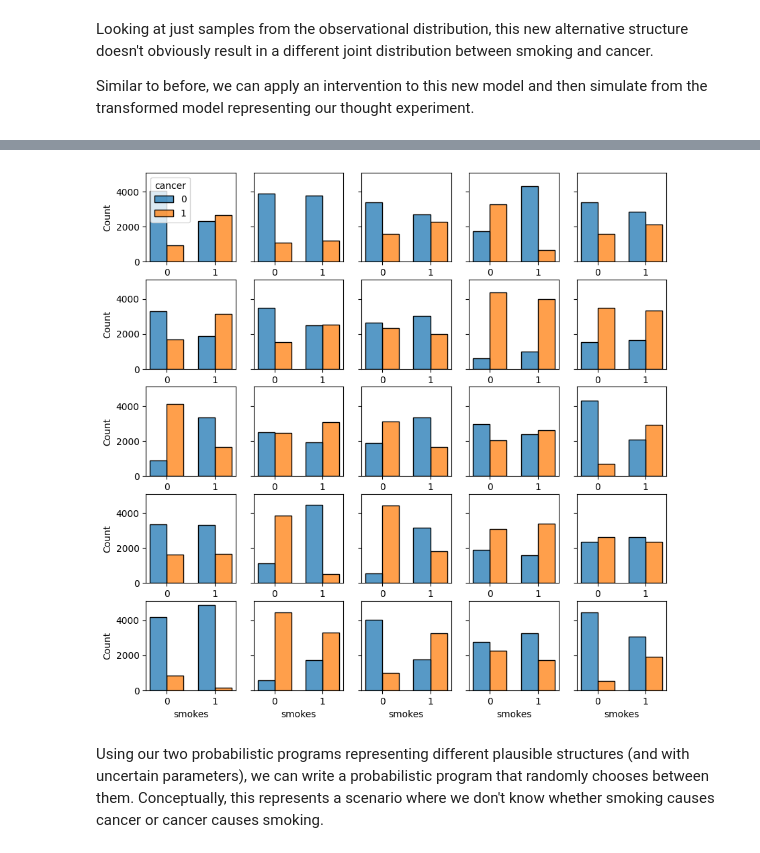
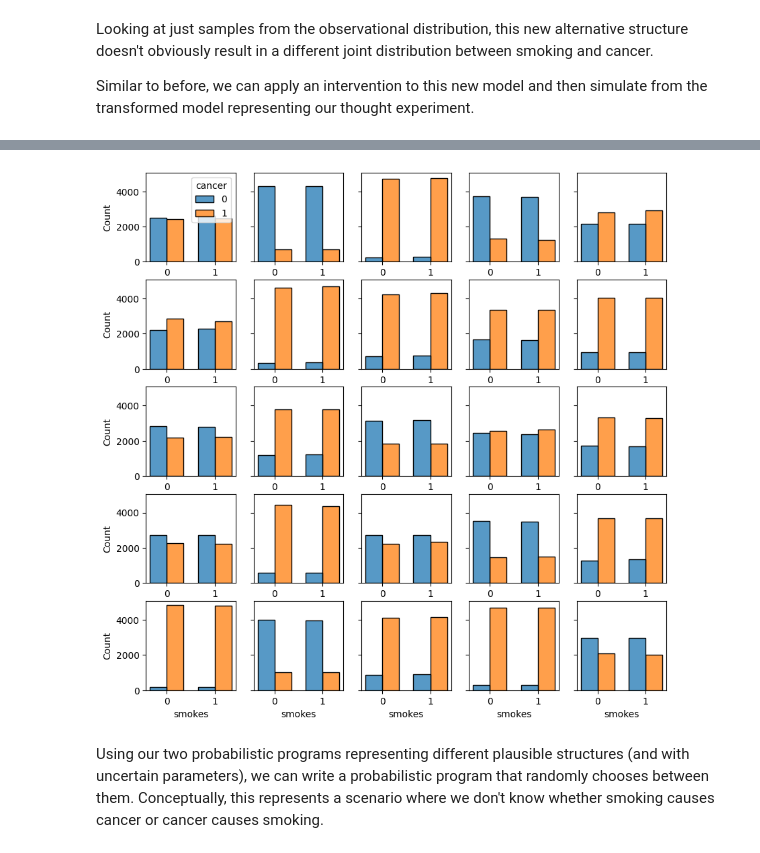
Before and after one commit to BasisResearch/chirho, a Jupyter notebook: docs/source/tutorial_i.ipynb, the cells around one changed output, grey strips where cells are left out. Cells and saved outputs as stored; diff of their text form; code cells hidden in the pictures.

Commit message:
Finished observation 2 in first tutorial

```diff
--- a/docs/source/tutorial_i.ipynb
+++ b/docs/source/tutorial_i.ipynb
@@ -268,6 +283,8 @@ can apply our intervention to the Bayesian variant of our observational model ab
 # %%
-bayesian_always_smokes_model = do(bayesian_observational_model, {"smokes": torch.ones(n_counterfactual_individuals)})
-bayesian_never_smokes_model = do(bayesian_observational_model, {"smokes": torch.zeros(n_counterfactual_individuals)})
+# bayesian_always_smokes_model = do(bayesian_observational_model, {"smokes": torch.ones(n_counterfactual_individuals)})
+# bayesian_never_smokes_model = do(bayesian_observational_model, {"smokes": torch.zeros(n_counterfactual_individuals)})
+
+bayesian_randomized_model = randomized_intervention(bayesian_observational_model, "smokes", n_individuals)
 
 # NOTE: It's not quite right to say that plates and intervention commute, as the intervention need to be over the full population (see torch.ones above vs. torch.tensor([1.]) previously)
 # TODO: refine the language to be more precise (or acknowledge imprecession) about this point.
@@ -279,12 +296,8 @@ for i in range(25):
     row = i % 5
     col = i // 5
 
-    stress_as, smokes_as, cancer_as = bayesian_always_smokes_model(n_counterfactual_individuals)
-    stress_ns, smokes_ns, cancer_ns = bayesian_never_smokes_model(n_counterfactual_individuals)
-
-    data_as = torch.concat((stress_as.reshape(-1, 1), smokes_as.reshape(-1, 1), cancer_as.reshape(-1, 1)), axis=-1)
-    data_ns = torch.concat((stress_ns.reshape(-1, 1), smokes_ns.reshape(-1, 1), cancer_ns.reshape(-1, 1)), axis=-1)
-    data_int = torch.concat((data_as, data_ns))
-    frame_int = pd.DataFrame(data_int.numpy(), columns=["stressed", "smokes", "cancer"]).astype("category").replace({0:"0", 1:"1"})
-    sns.histplot(x='smokes', hue='cancer', multiple="dodge", shrink=0.7, data=frame_int, ax=ax[row, col], legend = (False if i else True))
+    stress_r, smokes_r, cancer_r = bayesian_randomized_model(n_individuals)
+    data_r = torch.concat((stress_r.reshape(-1, 1), smokes_r.reshape(-1, 1), cancer_r.reshape(-1, 1)), axis=-1)
+    frame_r = pd.DataFrame(data_r.numpy(), columns=["stressed", "smokes", "cancer"]).astype("category").replace({0:"0", 1:"1"})
+    sns.histplot(x='smokes', hue='cancer', multiple="dodge", shrink=0.7, data=frame_r, ax=ax[row, col], legend = (False if i else True))
 # %% [output]
@@ -378,29 +371,22 @@ test_model = do(bayesian_observational_model, {"smokes": Bernoulli(torch.ones(10
 # %%
-# bayesian_always_smokes_model_alt = do(bayesian_observational_model_alt, {"smokes": torch.ones(n_counterfactual_individuals)})
-# bayesian_never_smokes_model_alt = do(bayesian_observational_model_alt, {"smokes": torch.zeros(n_counterfactual_individuals)})
-
-do(bay)
+bayesian_randomized_model_alt = randomized_intervention(bayesian_observational_model_alt, "smokes", n_individuals)
 
 # NOTE: It's not quite right to say that plates and intervention commute, as the intervention need to be over the full population (see torch.ones above vs. torch.tensor([1.]) previously)
 # TODO: refine the language to be more precise (or acknowledge imprecession) about this point.
 
 _, ax = plt.subplots(5, 5, sharey=True, figsize=(10,10))
 
 for i in range(25):
 
     row = i % 5
     col = i // 5
 
-    stress_as, smokes_as, cancer_as = bayesian_always_smokes_model_alt(n_counterfactual_individuals)
-    stress_ns, smokes_ns, cancer_ns = bayesian_never_smokes_model_alt(n_counterfactual_individuals)
-
-    data_as = torch.concat((stress_as.reshape(-1, 1), smokes_as.reshape(-1, 1), cancer_as.reshape(-1, 1)), axis=-1)
-    data_ns = torch.concat((stress_ns.reshape(-1, 1), smokes_ns.reshape(-1, 1), cancer_ns.reshape(-1, 1)), axis=-1)
-    data_int = torch.concat((data_as, data_ns))
-    frame_int = pd.DataFrame(data_int.numpy(), columns=["stressed", "smokes", "cancer"]).astype("category").replace({0:"0", 1:"1"})
-    sns.histplot(x='smokes', hue='cancer', multiple="dodge", shrink=0.7, data=frame_int, ax=ax[row, col], legend = (False if i else True))
+    stress_r, smokes_r, cancer_r = bayesian_randomized_model_alt(n_individuals)
+    data_r = torch.concat((stress_r.reshape(-1, 1), smokes_r.reshape(-1, 1), cancer_r.reshape(-1, 1)), axis=-1)
+    frame_r = pd.DataFrame(data_r.numpy(), columns=["stressed", "smokes", "cancer"]).astype("category").replace({0:"0", 1:"1"})
+    sns.histplot(x='smokes', hue='cancer', multiple="dodge", shrink=0.7, data=frame_r, ax=ax[row, col], legend = (False if i else True))
 # %% [output]
-[figure, old version]
+[figure, new version]
 # %% [markdown]
 Using our two probabilistic programs representing different plausible structures (and with uncertain parameters), we can write a probabilistic program that randomly chooses between them.
 Conceptually, this represents a scenario where we don't know whether smoking causes cancer or cancer causes smoking.
```
Also changed, not shown: parts of 18 cells of this notebook, 1 other file.
